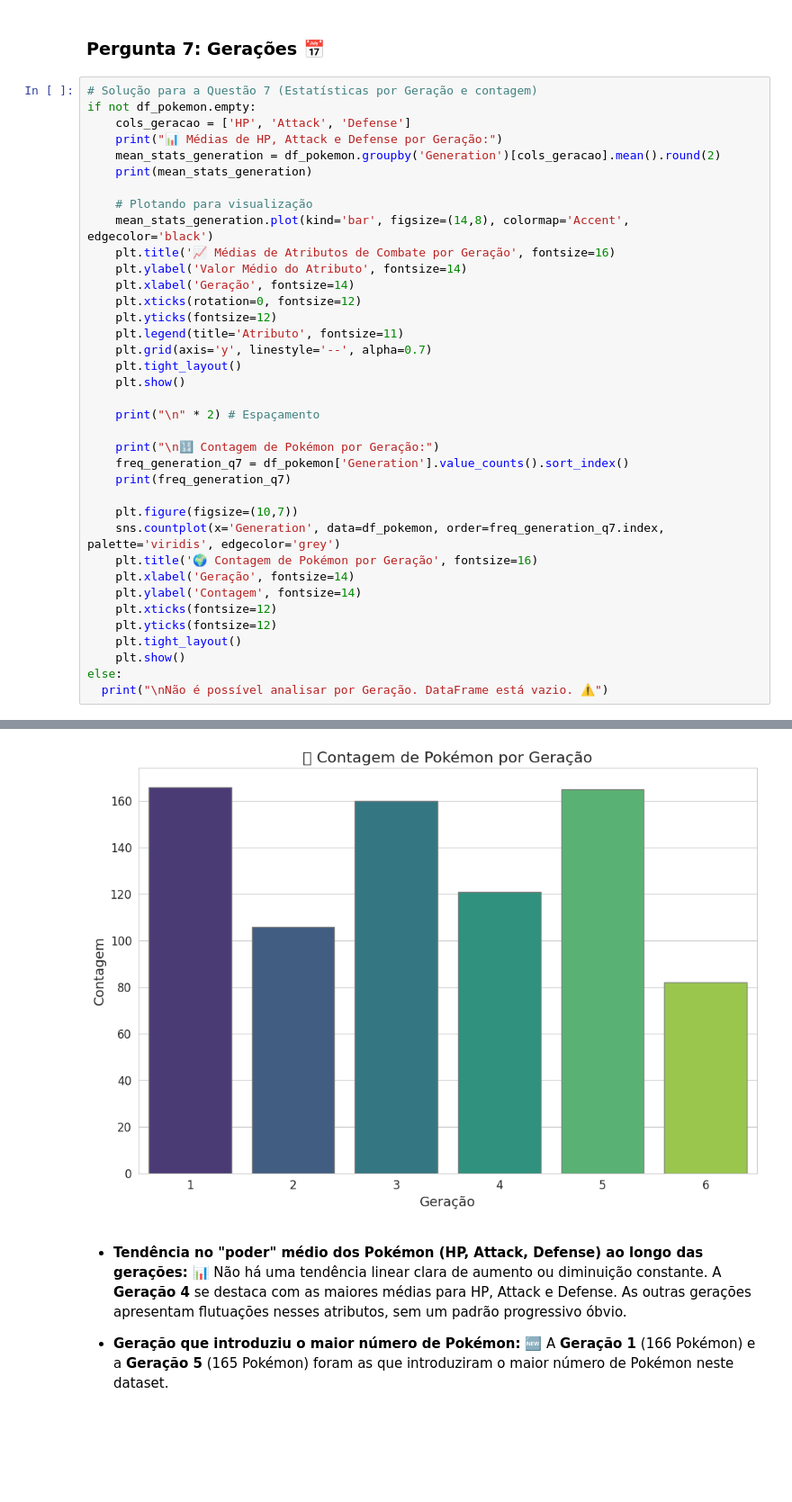
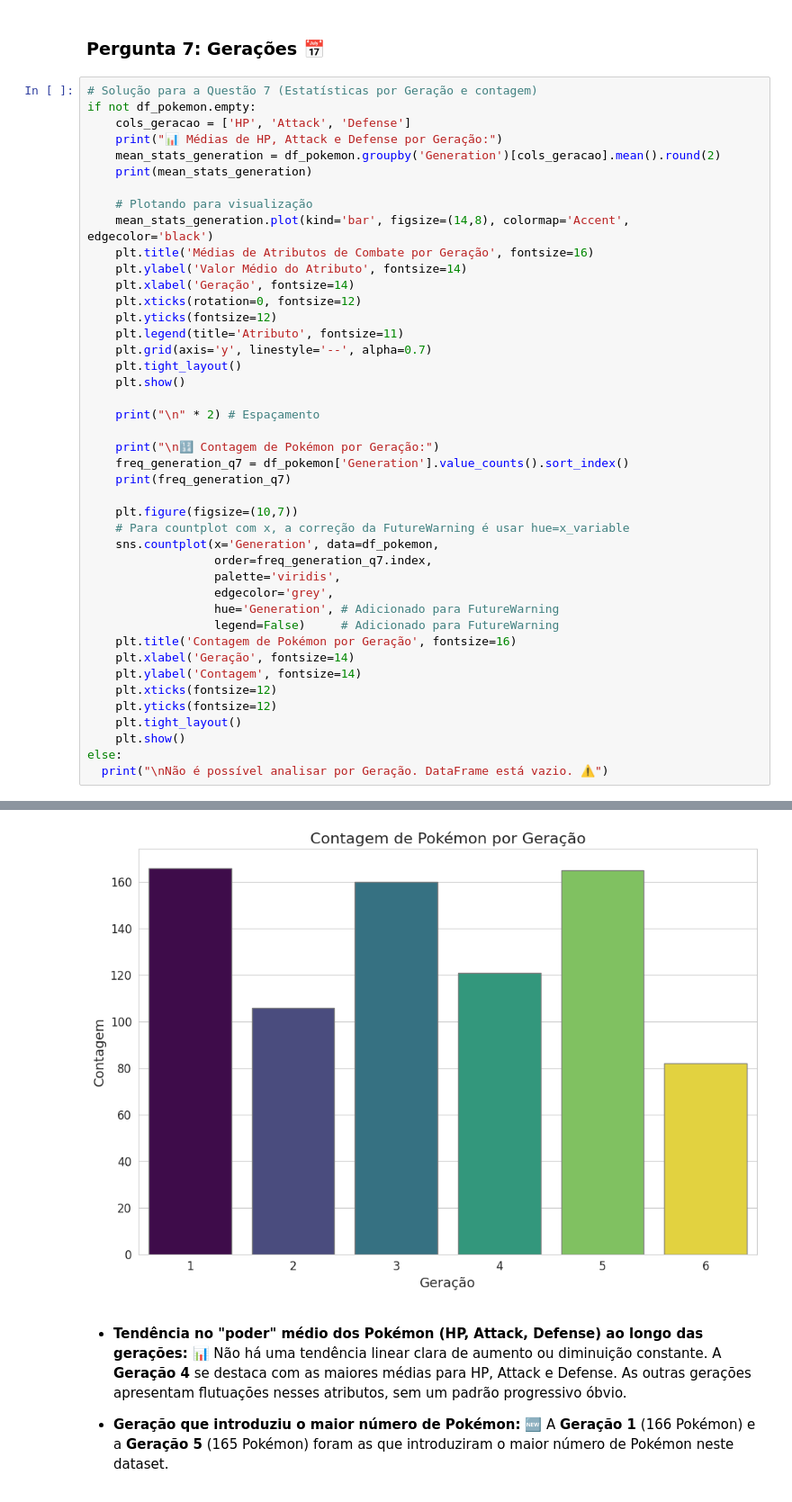
Before and after one commit to et586-estatistica/intro-data-analysis-Mauro-Jorge, a Jupyter notebook: atividade1.ipynb, the cells around one changed output, grey strips where cells are left out. Shown at 90% size. Cells and saved outputs as stored; diff of their text form; blank space fills up the shorter version.

Commit message:
fix: Resolve erro de paleta (Q6) e trata warnings (glyph, ticklabel, FutureWarning) nos gráficos (Q3, Q6)

```diff
--- a/atividade1.ipynb
+++ b/atividade1.ipynb
@@ -829,7 +791,7 @@ if not df_pokemon.empty:
 
     # Plotando para visualização
     mean_stats_generation.plot(kind='bar', figsize=(14,8), colormap='Accent', edgecolor='black')
-    plt.title('📈 Médias de Atributos de Combate por Geração', fontsize=16)
+    plt.title('Médias de Atributos de Combate por Geração', fontsize=16)
     plt.ylabel('Valor Médio do Atributo', fontsize=14)
     plt.xlabel('Geração', fontsize=14)
     plt.xticks(rotation=0, fontsize=12)
@@ -846,8 +808,14 @@ if not df_pokemon.empty:
     print(freq_generation_q7)
 
     plt.figure(figsize=(10,7))
-    sns.countplot(x='Generation', data=df_pokemon, order=freq_generation_q7.index, palette='viridis', edgecolor='grey')
-    plt.title('🌍 Contagem de Pokémon por Geração', fontsize=16)
+    # Para countplot com x, a correção da FutureWarning é usar hue=x_variable
+    sns.countplot(x='Generation', data=df_pokemon,
+                  order=freq_generation_q7.index,
+                  palette='viridis',
+                  edgecolor='grey',
+                  hue='Generation', # Adicionado para FutureWarning
+                  legend=False)     # Adicionado para FutureWarning
+    plt.title('Contagem de Pokémon por Geração', fontsize=16)
     plt.xlabel('Geração', fontsize=14)
     plt.ylabel('Contagem', fontsize=14)
     plt.xticks(fontsize=12)
@@ -882,4 +847,4 @@ Name: count, dtype: int64
-[figure, old version]
+[figure, new version]
 # %% [markdown]
 * **Tendência no "poder" médio dos Pokémon (HP, Attack, Defense) ao longo das gerações:** 📊
     Não há uma tendência linear clara de aumento ou diminuição constante. A **Geração 4** se destaca com as maiores médias para HP, Attack e Defense. As outras gerações apresentam flutuações nesses atributos, sem um padrão progressivo óbvio.
```
Also changed, not shown: parts of 4 cells of this notebook.
